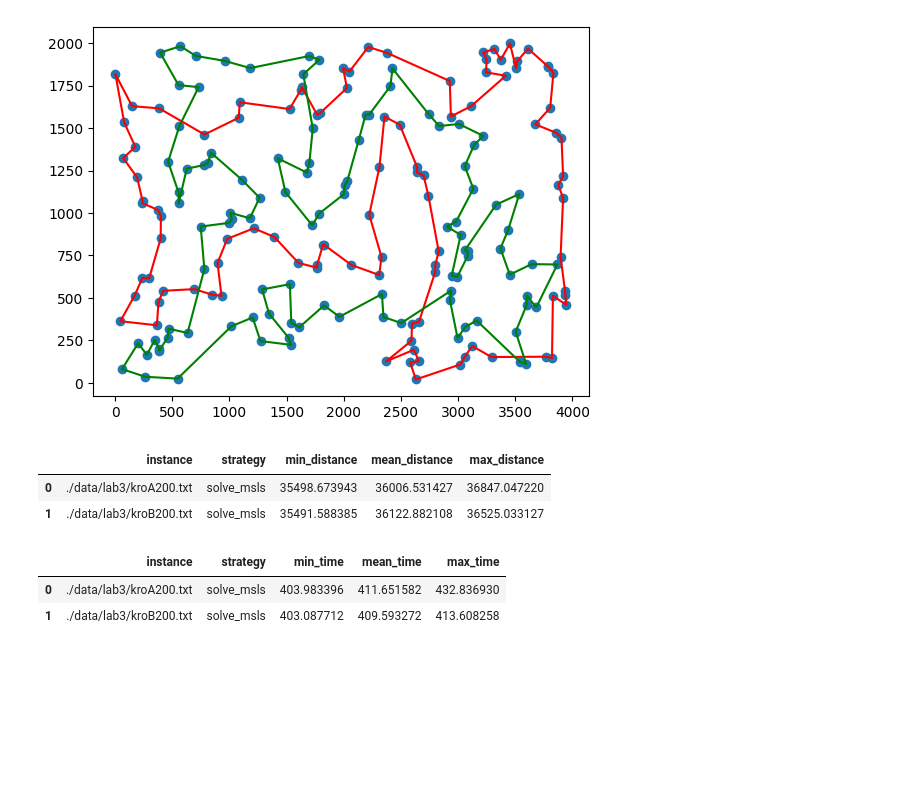
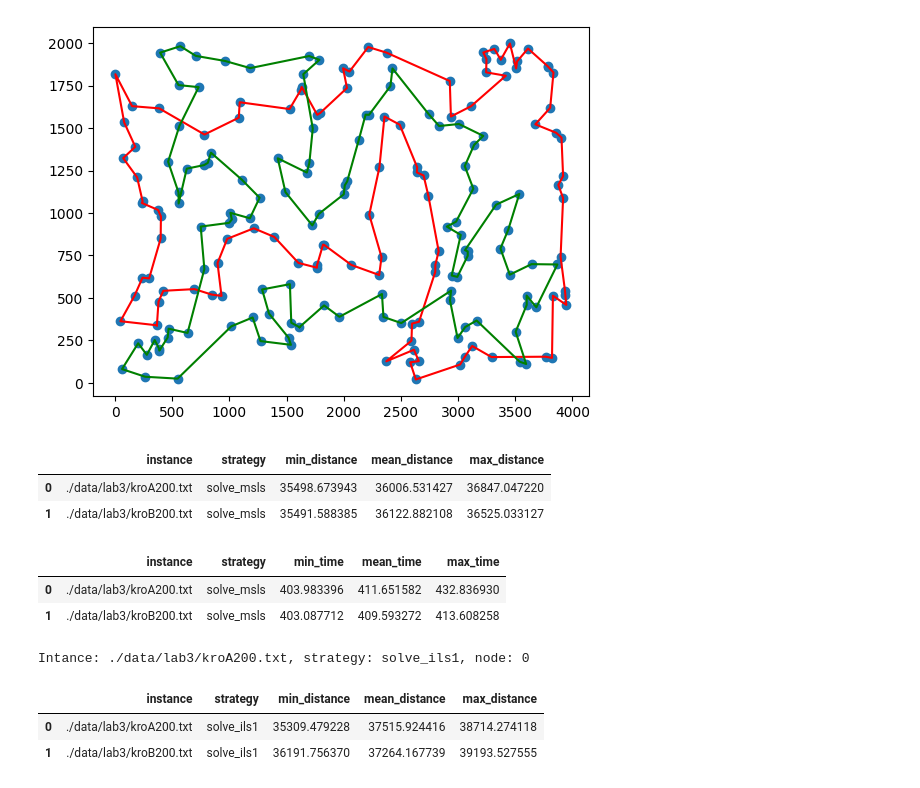
Before and after one commit to KWencierski/Imo, a Jupyter notebook: lab4.ipynb, the cells around one changed output. Drawn from its saved outputs; the diff is of its cells as text; code cells hidden in the pictures; blank space fills up the shorter version.

```diff
--- a/lab4.ipynb
+++ b/lab4.ipynb
@@ -202,7 +219,8 @@ def solve_greedy(distance_matrix, initial_cycles, neighborhood='vertex'):
                 outside_swap_candidates = shuffled_outside_swap_candidates(cycles)
                 for candidates in outside_swap_candidates:
                     delta = swap_vertice_outside_cost(distance_matrix, cycles, candidates[0], candidates[1])
-                    if delta < 0:
+                    if delta < -1e-7:
+                        # print(f'outside swap {candidates[0]} {candidates[1]} {delta}')
                         swap_vertice_outside(cycles, candidates[0], candidates[1])
                         new_change_found = True
                         break
@@ -218,7 +236,8 @@ def solve_greedy(distance_matrix, initial_cycles, neighborhood='vertex'):
                     inside_swap_candidates = shuffled_inside_swap_candidates(cycles[i])
                     for candidates in inside_swap_candidates:
                         delta = swap_edge_inside_cost(distance_matrix, cycles[i], candidates[0], candidates[1])
-                        if delta < 0:
+                        if delta < -1e-7:
+                            # print(f'inside swap {i} {candidates[0]} {candidates[1]} {delta}')
                             swap_edges_inside(cycles[i], candidates[0], candidates[1])
                             new_change_found = True
                             break
@@ -484,0 +596,10 @@ pd.DataFrame(times_msls)
+# %%
+results_ils1, times_ils1 = get_results()
+# %% [output]
+Intance: ./data/lab3/kroA200.txt, strategy: solve_ils1, node: 0
+# %%
+pd.DataFrame(results_ils1)
+# %% [output]
+|  | instance | strategy | min_distance | mean_distance | max_distance |
+| 0 | ./data/lab3/kroA200.txt | solve_ils1 | 35309.479228 | 37515.924416 | 38714.274118 |
+| 1 | ./data/lab3/kroB200.txt | solve_ils1 | 36191.756370 | 37264.167739 | 39193.527555 |
```
Also changed, not shown: parts of 3 cells of this notebook.
